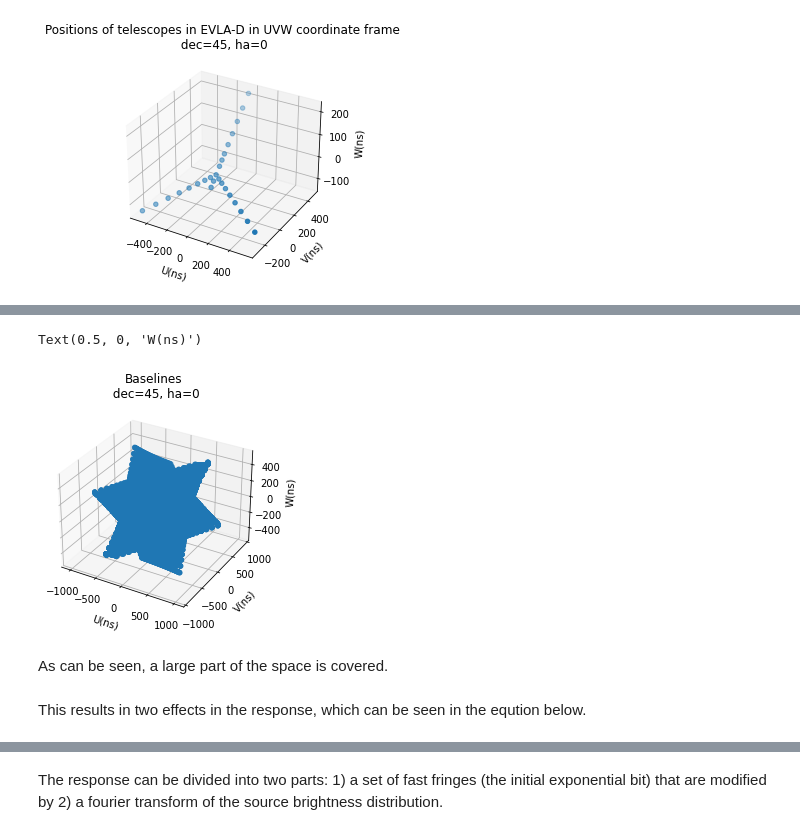
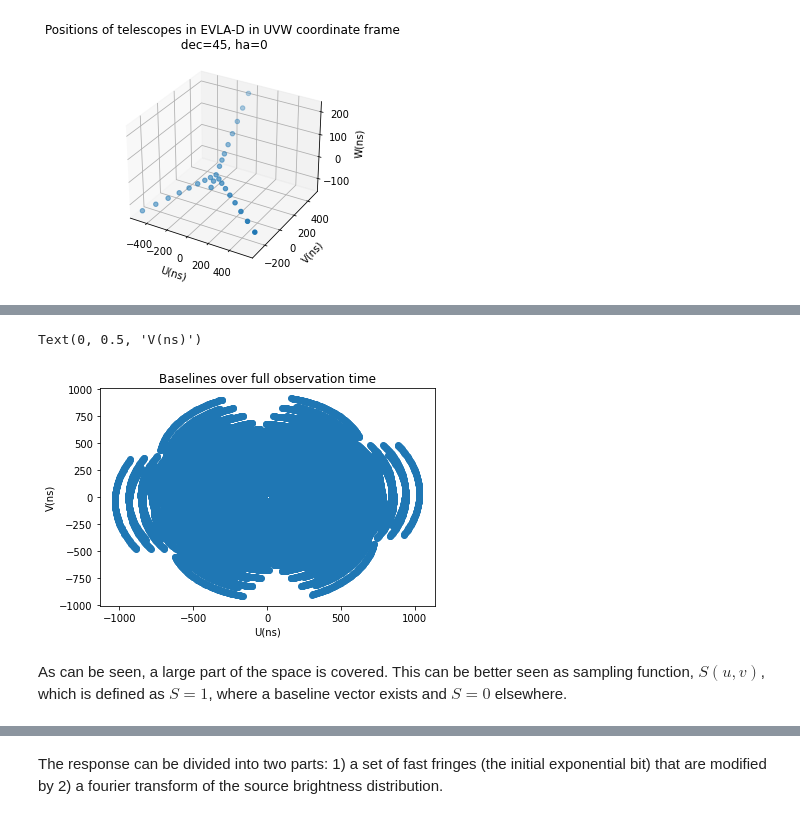
Before and after one commit to SansithH/Interferometer_simulation, a Jupyter notebook: main.ipynb, the cells around one changed output, grey strips where cells are left out. Cells and saved outputs as stored; diff of their text form; code cells hidden in the pictures.

```diff
--- a/main.ipynb
+++ b/main.ipynb
@@ -121,16 +133,14 @@ hour_angle_set = np.arange(-0.5, 0.5, 30/3600)
 # %%
 full_baselines = interferometer.make_baselines(declination, hour_angle_set, antennae_positions)
 fig_full_base =  plt.figure()
-ax_full_base = fig_full_base.add_subplot(111, projection='3d')
-ax_full_base.scatter(full_baselines[0], full_baselines[1], full_baselines[2])
-ax_full_base.set_title('Baselines\n dec={}, ha={}'.format(declination, hour_angle))
+ax_full_base = fig_full_base.add_subplot(111)
+ax_full_base.scatter(full_baselines[0], full_baselines[1])
+ax_full_base.set_title('Baselines over full observation time')
 ax_full_base.set_xlabel('U(ns)')
 ax_full_base.set_ylabel('V(ns)')
-ax_full_base.set_zlabel('W(ns)')
 # %% [output]
-Text(0.5, 0, 'W(ns)')
+Text(0, 0.5, 'V(ns)')
-[figure, old version]
+[figure, new version]
 # %% [markdown]
 As can be seen, a large part of the space is covered.
+This can be better seen as sampling function, $S(u,v)$, which is defined as $S=1$, where a baseline vector exists and $S=0$ elsewhere.
-# %% [markdown]
-This results in two effects in the response, which can be seen in the eqution below.
```
Also changed, not shown: parts of 21 cells of this notebook.
